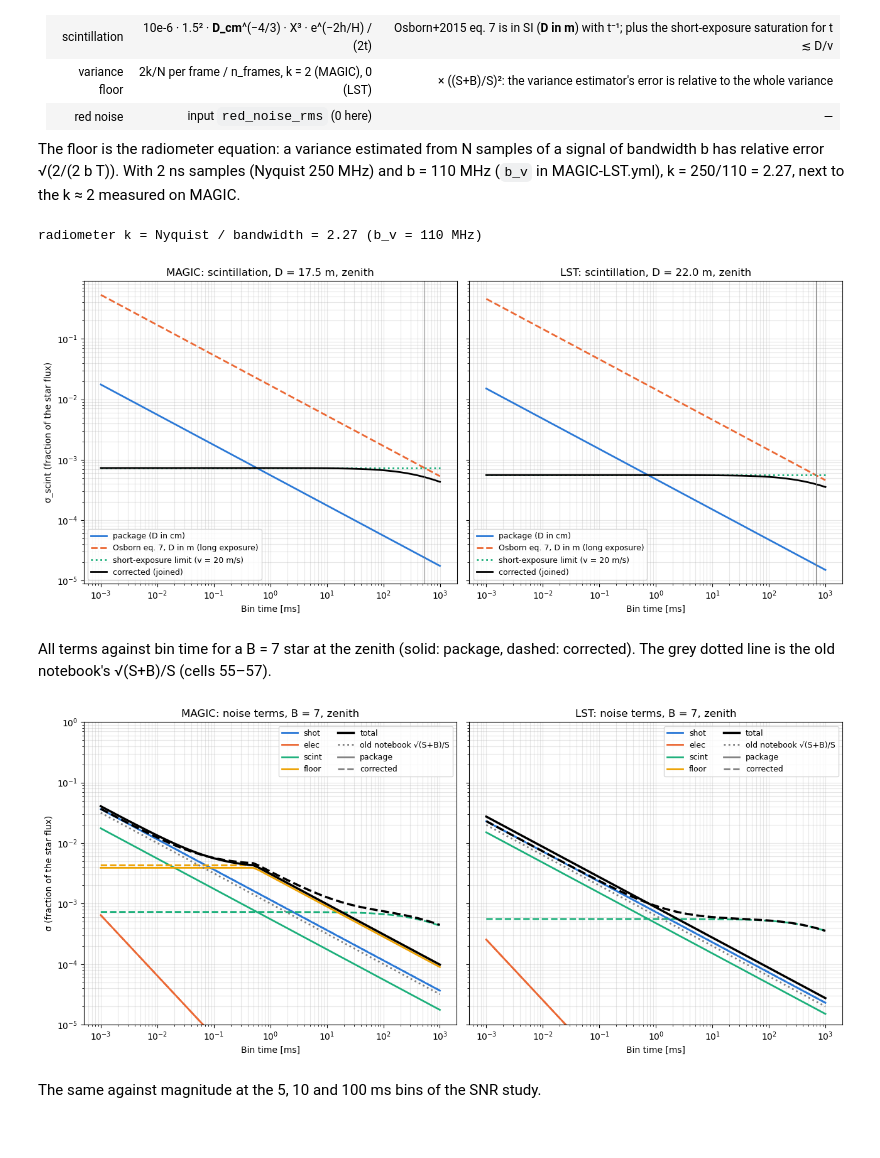
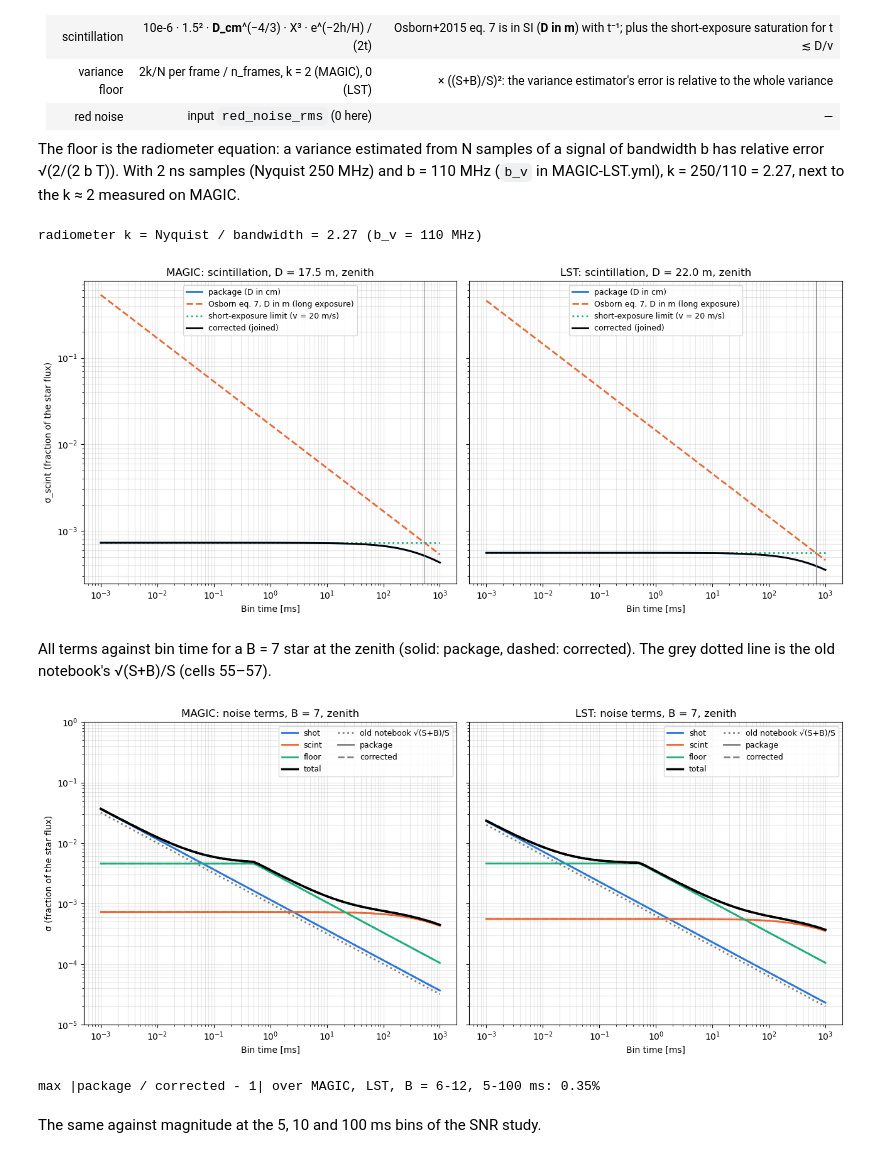
Before and after one commit to eliadse/kbo-occultation, a Jupyter notebook: notebooks/snr_theo_study.ipynb, the cells around one changed output. Saved outputs shown, nothing was run; the diff lists cells and outputs as text; code cells hidden in the pictures.

```diff
--- a/notebooks/snr_theo_study.ipynb
+++ b/notebooks/snr_theo_study.ipynb
@@ -197,7 +197,7 @@ def scint_corrected(D_m, t_s, X=1.0, alt_m=2200.0, c_y=SCINT_CY, v=WIND_MS):
 
 
 def corrected_budget(instr, mag, tb, airmass=1.0, throughput=1.0, psf=1.0, teff=None,
-                     nsb_over_star=None, hex_pixel=True, k=None, elec=True):
+                     nsb_over_star=None, hex_pixel=False, k=None):   # hex_pixel: the package NSB is hexagonal already
     """
     Notebook-only noise budget: package structure, with
       S from CALSPEC Vega (x colour correction, x PSF containment, x mirror throughput, extinction at airmass);
@@ -214,9 +214,8 @@ def corrected_budget(instr, mag, tb, airmass=1.0, throughput=1.0, psf=1.0, teff=
         B = instr.number_nsb_photons() * tb.to_value(u.ns) * throughput * (HEX_OVER_CIRCLE if hex_pixel else 1.0)
     F = instr.excess_noise_factor_per_telescope[t]
     var = {"shot": F ** 2 * (S + B) / S ** 2,
-           "elec": (instr.elec_noise_per_telescope[t] ** 2 / S ** 2) if elec else 0 * S,
            "scint": scint_corrected(aperture_m(instr), t_s, airmass, instr.site_altitude_m) ** 2 + 0 * S}
-    k = instr.variance_estimator_k_per_telescope[t] if k is None else k
+    k = instr.variance_estimator_k_per_telescope[t] if k is None else k   # radiometer 2.27 (MAGIC and LST)
     n_frames = np.maximum(1.0, t_s / FRAME_SAMPLES_DURATION_S)
     var["floor"] = 2 * k / instr.variance_estimator_n_samples / n_frames * ((S + B) / S) ** 2
     out = {"star_photons": S, "nsb_photons": B, **{f"sigma_{key}": np.sqrt(v) for key, v in var.items()}}
@@ -260,9 +259,9 @@ for t, i in INSTR.items():
         "QE @400 nm": i.quantum_efficiency(W400)[0],
         "camera window @400 nm": i.camera_transmission(W400)[0],
         "total telescope efficiency @400 nm": i.total_telescope_transmission(W400)[0],
-        "PSF containment in pixel": 1.0,
+        "PSF containment in pixel": 1.0,   # per observation: Instrument.psf_containment(logged PSF)
         "excess-noise factor F (variance x F^2)": i.excess_noise_factor_per_telescope[t],
-        "electronic noise [p.e. per bin]": i.elec_noise_per_telescope[t],
+        "electronic pedestal [p.e./ns]": i.pedestal_pe_per_ns_per_telescope[t],
         "variance-floor k": i.variance_estimator_k_per_telescope[t],
         "NSB, computed [ph/ns/pixel]": i.number_nsb_photons(),
         "NSB, hard-coded dict (unused) [ph/ns/pixel]": LEGACY_NSB[t],
@@ -692,7 +690,7 @@ for night in log.select():
         tel_name = next(t.name for t in config.ORM_ARRAY.telescopes if t.dc_key == dc_key)
         kind = KIND[tel_name]
         if kind == "MAGIC":
-            readings = {"sigma = PSF39/2": value / 2, "sigma = PSF39": value}
+            readings = {"sigma = PSF39": value}
         else:
             readings = {"sigma = D80/3.59": value / (2 * R80_OVER_SIGMA)}
         for reading, sigma in readings.items():
@@ -702,7 +700,7 @@ for night in log.select():
 psf_table = pd.DataFrame(psf_rows).set_index(["night", "telescope", "reading"])
 
 # containment used downstream: default reading; nights without a PSF take the telescope's median
-default_reading = psf_table.reset_index().query("reading != 'sigma = PSF39'")
+default_reading = psf_table.reset_index()
 PSF_CONTAINMENT = {(r.night, r.telescope): r.containment for r in default_reading.itertuples()}
 PSF_MEDIAN = default_reading.groupby("telescope")["containment"].median().to_dict()
 def psf_containment(night_name, tel_name):
@@ -849,31 +842,44 @@ plt.savefig(f"./Scintillation_noise.png", dpi=200)
 plt.show()
 # %% [output]
 radiometer k = Nyquist / bandwidth = 2.27 (b_v = 110 MHz)
-[figure, old version]
+[figure, new version]
 # %% [markdown]
 All terms against bin time for a B = 7 star at the zenith (solid: package, dashed: corrected). The grey dotted line
 is the old notebook's √(S+B)/S (cells 55–57).
 # %%
-TERMS = ["shot", "elec", "scint", "floor", "total"]
+TERMS = ["shot", "scint", "floor", "total"]
 fig, axes = tel_axes(sharey=True)
 for ax, (t, i) in zip(axes, INSTR.items()):
     pkg = [package_budget(i, REF_MAG, tb * u.ms) for tb in BIN_MS]
     cor = [corrected_budget(i, REF_MAG, tb * u.ms) for tb in BIN_MS]
     for term, c in zip(TERMS, STEP_COLORS):
         key = f"sigma_{term}"
         ax.plot(BIN_MS, [p[key] for p in pkg], color=c if term != "total" else "k", lw=2.5 if term == "total" else 2, label=f"{term}")
         ax.plot(BIN_MS, [p[key] for p in cor], color=c if term != "total" else "k", lw=2.5 if term == "total" else 2, ls="--")
     shot_only = [np.sqrt(p["star_photons"] + p["nsb_photons"]) / p["star_photons"] for p in pkg]
     ax.plot(BIN_MS, shot_only, color="grey", ls=":", lw=2, label="old notebook √(S+B)/S")
     ax.plot([], [], color="grey", lw=2, label="package"); ax.plot([], [], color="grey", lw=2, ls="--", label="corrected")
     ax.set(xscale="log", yscale="log", ylim=(1e-5, 1), xlabel="Bin time [ms]", title=f"{t}: noise terms, B = {REF_MAG:g}, zenith")
     ax.grid(alpha=0.3, which="both"); ax.legend(fontsize=9, ncol=2)
 axes[0].set_ylabel("σ (fraction of the star flux)")
 plt.tight_layout()
 plt.savefig(f"./All_noise.png", dpi=200)
 plt.show()
 # %% [output]
-[figure, old version]
+[figure, new version]
+# %%
+# package (Instrument.noise_budget) against the notebook's independent corrected budget: must agree
+worst = 0.0
+for t, i in INSTR.items():
+    for m in (6, 8, 10, 12):
+        for tb in (5 * u.ms, 10 * u.ms, 100 * u.ms):
+            a = package_budget(i, m, tb, airmass=1.3, extinction=True, psf_containment=0.9, temperature_K=12000)
+            b = corrected_budget(i, m, tb, airmass=1.3, psf=0.9, teff=12000)
+            worst = max(worst, abs(a["sigma_total"] / b["sigma_total"] - 1))
+print(f"max |package / corrected - 1| over MAGIC, LST, B = 6-12, 5-100 ms: {worst:.2%}")
+assert worst < 0.01
+# %% [output]
+max |package / corrected - 1| over MAGIC, LST, B = 6-12, 5-100 ms: 0.35%
 # %% [markdown]
 The same against magnitude at the 5, 10 and 100 ms bins of the SNR study.
 # %%
```
Also changed, not shown: parts of 11 cells of this notebook, 8 other files.
